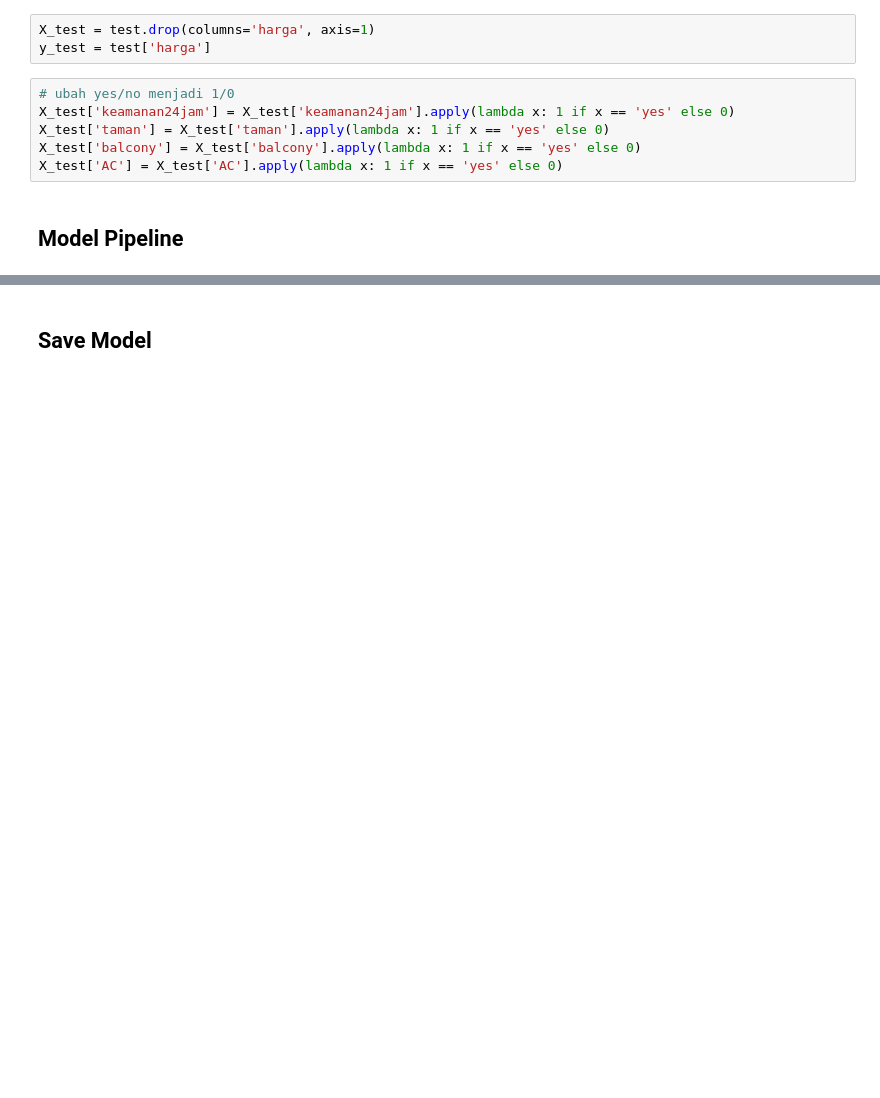
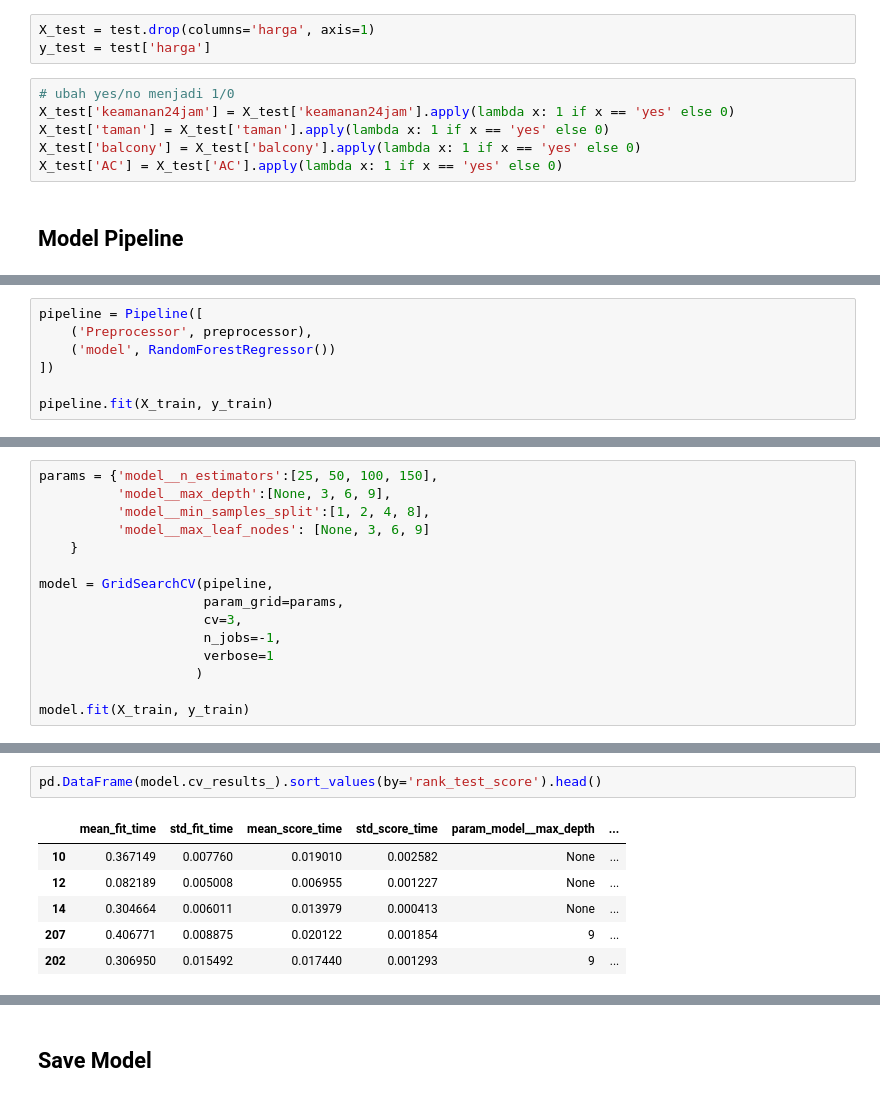
Before and after one commit to anggapark/Depok-houseprice-prediction, a Jupyter notebook: modelling.ipynb, the cells around one changed output, grey strips where cells are left out. Cells and saved outputs as stored; diff of their text form; blank space fills up the shorter version.

```diff
--- a/modelling.ipynb
+++ b/modelling.ipynb
@@ -281,0 +129,7 @@ Untuk data tanpa outlier removal method, model Random Forest regression juga mem
+# %%
+pipeline = Pipeline([
+    ('Preprocessor', preprocessor),
+    ('model', RandomForestRegressor())
+])
+
+pipeline.fit(X_train, y_train)
@@ -281,0 +172,15 @@ Untuk data tanpa outlier removal method, model Random Forest regression juga mem
+# %%
+params = {'model__n_estimators':[25, 50, 100, 150],
+          'model__max_depth':[None, 3, 6, 9],
+          'model__min_samples_split':[1, 2, 4, 8],
+          'model__max_leaf_nodes': [None, 3, 6, 9]
+    }
+
+model = GridSearchCV(pipeline,
+                     param_grid=params,
+                     cv=3,
+                     n_jobs=-1,
+                     verbose=1
+                    )
+
+model.fit(X_train, y_train)
@@ -281,0 +223,9 @@ Untuk data tanpa outlier removal method, model Random Forest regression juga mem
+# %%
+pd.DataFrame(model.cv_results_).sort_values(by='rank_test_score').head()
+# %% [output]
+|  | mean_fit_time | std_fit_time | mean_score_time | std_score_time | param_model__max_depth | ... |
+| 10 | 0.367149 | 0.007760 | 0.019010 | 0.002582 | None | ... |
+| 12 | 0.082189 | 0.005008 | 0.006955 | 0.001227 | None | ... |
+| 14 | 0.304664 | 0.006011 | 0.013979 | 0.000413 | None | ... |
+| 207 | 0.406771 | 0.008875 | 0.020122 | 0.001854 | 9 | ... |
+| 202 | 0.306950 | 0.015492 | 0.017440 | 0.001293 | 9 | ... |
```
Also changed, not shown: parts of 37 cells of this notebook, 9 other files.
